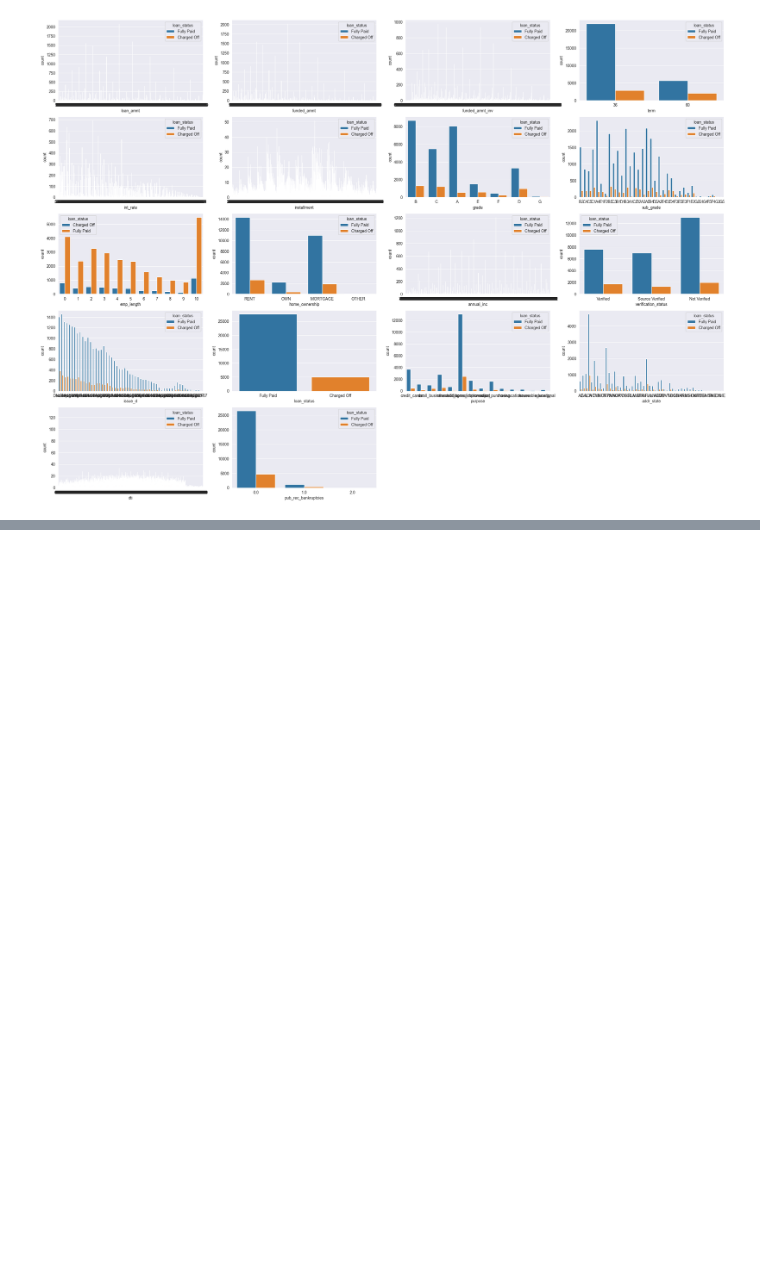
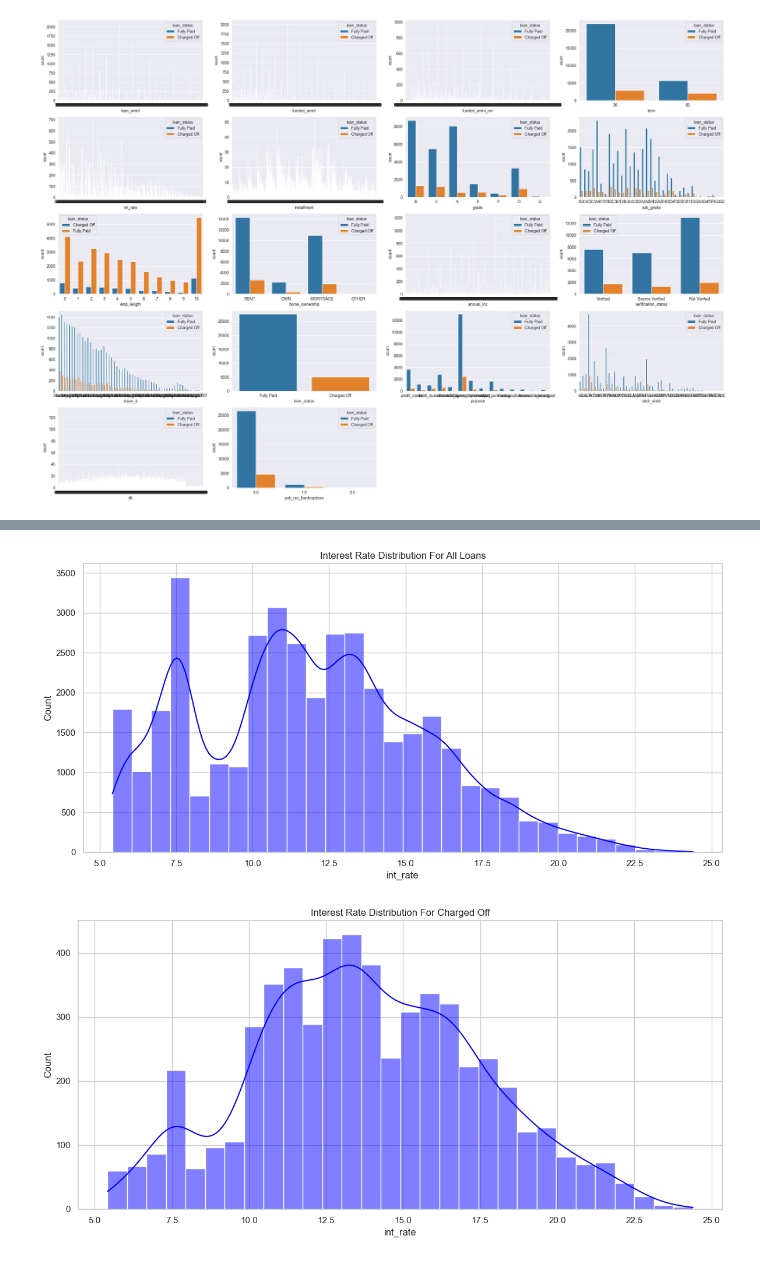
Before and after one commit to vijaykumar-qait/LendingClubCaseStudy, a Jupyter notebook: Vijay_Kumar.ipynb, the cells around one changed output, grey strips where cells are left out. Drawn from its saved outputs; the diff is of its cells as text; code cells hidden in the pictures; blank space fills up the shorter version.

```diff
--- a/Vijay_Kumar.ipynb
+++ b/Vijay_Kumar.ipynb
@@ -507,0 +568,17 @@ plt.show()
+# %%
+# Plot 1: Purpose Distribution for All Loans
+plt.figure(figsize=(12, 6))  # Adjust figure size for better readability
+sns.histplot(df1['int_rate'], bins=30, kde=True, color='blue')
+plt.title("Interest Rate Distribution For All Loans")
+plt.tight_layout()  # Adjust the layout to prevent clipping
+plt.show()
+
+# Plot 2: Purpose Distribution for Charged Off Loans
+plt.figure(figsize=(12, 6))  # Adjust figure size for better readability
+sns.histplot(df_charged_off['int_rate'], bins=30, kde=True, color='blue')
+plt.title("Interest Rate Distribution For Charged Off")
+plt.tight_layout()  # Adjust the layout to prevent clipping
+plt.show()
+# %% [output]
+[figure, added]
+[figure, added]
```
Also changed, not shown: parts of 28 cells of this notebook.
